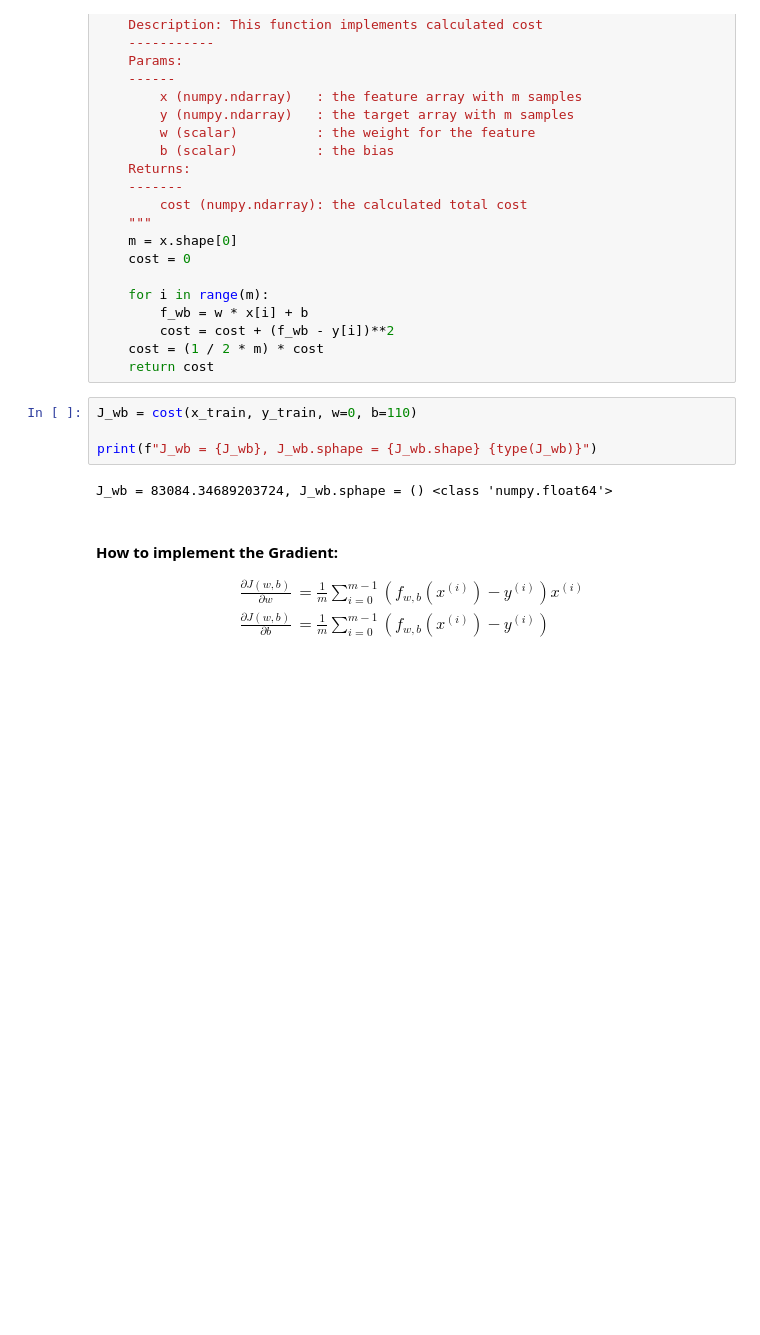
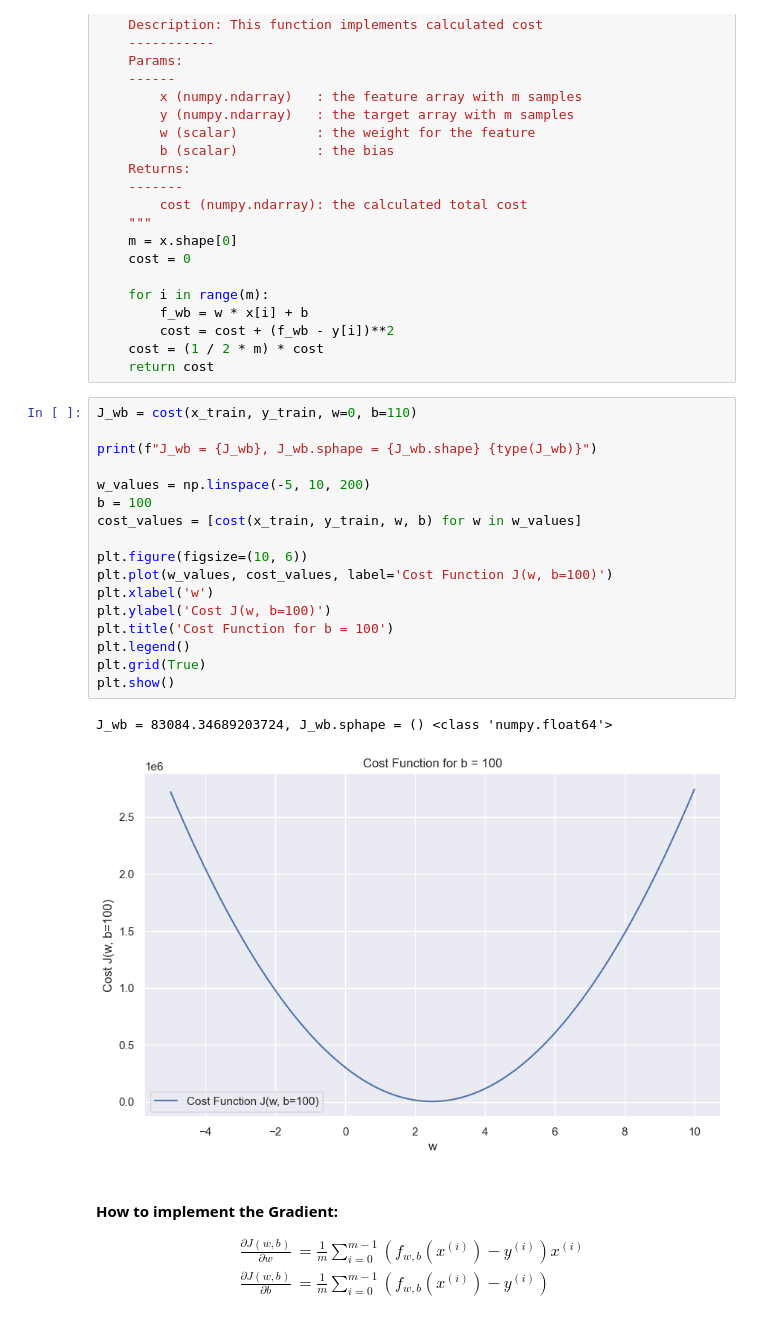
Before and after one commit to leandrofahur/artificial-inteligence-portifolio, a Jupyter notebook: machine-learning/supervised-learning/simple-linear-regression.ipynb, the cells around one changed output. Drawn from its saved outputs; the diff is of its cells as text; blank space fills up the shorter version.

```diff
--- a/machine-learning/supervised-learning/simple-linear-regression.ipynb
+++ b/machine-learning/supervised-learning/simple-linear-regression.ipynb
@@ -151,9 +149,23 @@ def cost(x,y,w,b):
 # %%
 J_wb = cost(x_train, y_train, w=0, b=110)
 
 print(f"J_wb = {J_wb}, J_wb.sphape = {J_wb.shape} {type(J_wb)}")
+
+w_values = np.linspace(-5, 10, 200)
+b = 100
+cost_values = [cost(x_train, y_train, w, b) for w in w_values]
+
+plt.figure(figsize=(10, 6))
+plt.plot(w_values, cost_values, label='Cost Function J(w, b=100)')
+plt.xlabel('w')
+plt.ylabel('Cost J(w, b=100)')
+plt.title('Cost Function for b = 100')
+plt.legend()
+plt.grid(True)
+plt.show()
 # %% [output]
 J_wb = 83084.34689203724, J_wb.sphape = () <class 'numpy.float64'>
+[figure, added]
 # %% [markdown]
 #### **How to implement the Gradient:**
 
```
Also changed, not shown: parts of 2 cells of this notebook.
